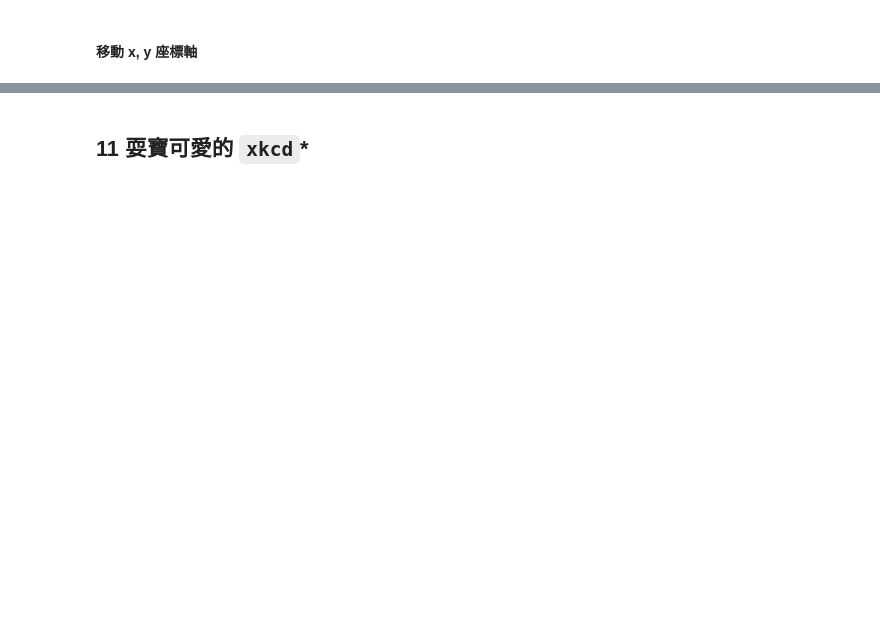
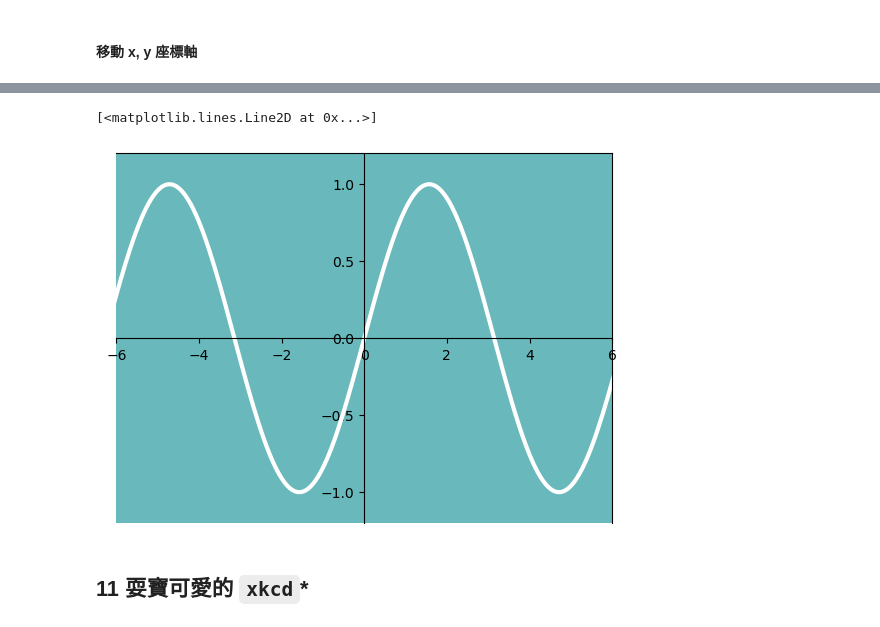
Before and after one commit to mozzaray/IMLP433, a Jupyter notebook: Unit02/2.3.2_Matplotlib資料視覺化.ipynb, the cells around one changed output, grey strips where cells are left out. Saved outputs shown, nothing was run; the diff lists cells and outputs as text; code cells hidden in the pictures; blank space fills up the shorter version.

```diff
--- a/Unit02/2.3.2_Matplotlib資料視覺化.ipynb
+++ b/Unit02/2.3.2_Matplotlib資料視覺化.ipynb
@@ -413,2 +424,14 @@ plt.xticks([1,2,3,4,5], ['$A$','$B$','$C$','$D$','$fail$'])
+# %%
+ax = plt.gca()
+ax.set_facecolor('#69b8bb')
+ax.set_xlim(-6,6)
+ax.set_ylim(-1.2,1.2)
+
+ax.spines['bottom'].set_position(('data',0))
+ax.spines['left'].set_position(('data',0))
+plt.plot(x,y,c='w',lw=3)
+# %% [output]
+[<matplotlib.lines.Line2D at 0x...>]
+[figure, added]
 # %% [markdown]
 ## 11 耍寶可愛的 `xkcd`*
```
Also changed, not shown: parts of 16 cells of this notebook.
